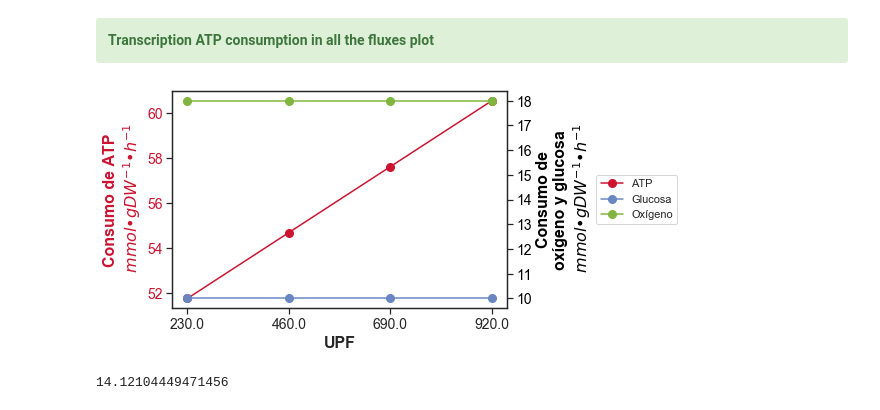
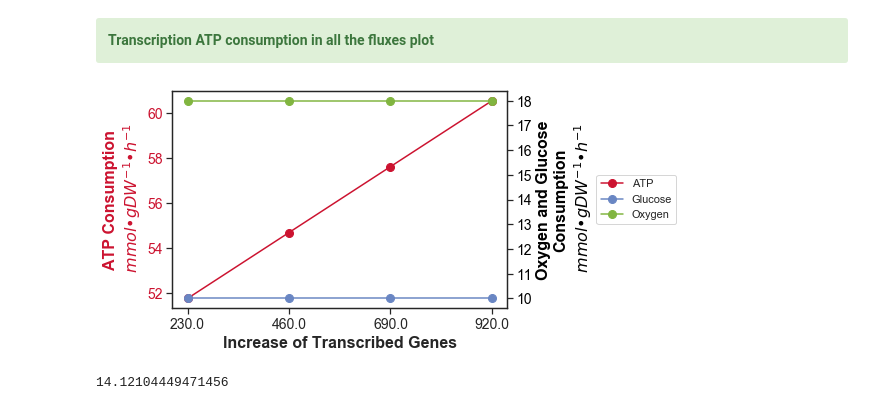
Before and after one commit to utrillalab/Cell_Resource_Minimization_Strategies, a Jupyter notebook: src/Energy.ipynb, the cells around one changed output. Drawn from its saved outputs; the diff is of its cells as text; code cells hidden in the pictures.

```diff
--- a/src/Energy.ipynb
+++ b/src/Energy.ipynb
@@ -268,9 +268,9 @@ consumption_me_trn
 <b>Transcription ATP consumption in all the fluxes plot </b>
 </div>
 # %%
-plot_glc_ox_atp(consumption_me_trn, transcription_models)
+plot_glc_ox_atp(consumption_me_trn, transcription_models, tipo='Transcription')
 # %% [output]
-[figure, old version]
+[figure, new version]
 # %%
 slope, intercept, r_value, p_value, std_err = stats.linregress(extra_genes_int, [consumption_me_trn['me'+genes] for genes in extra_genes])
 costo_Mb = (10**6 )* slope / 900
```
Also changed, not shown: parts of 41 cells of this notebook.
